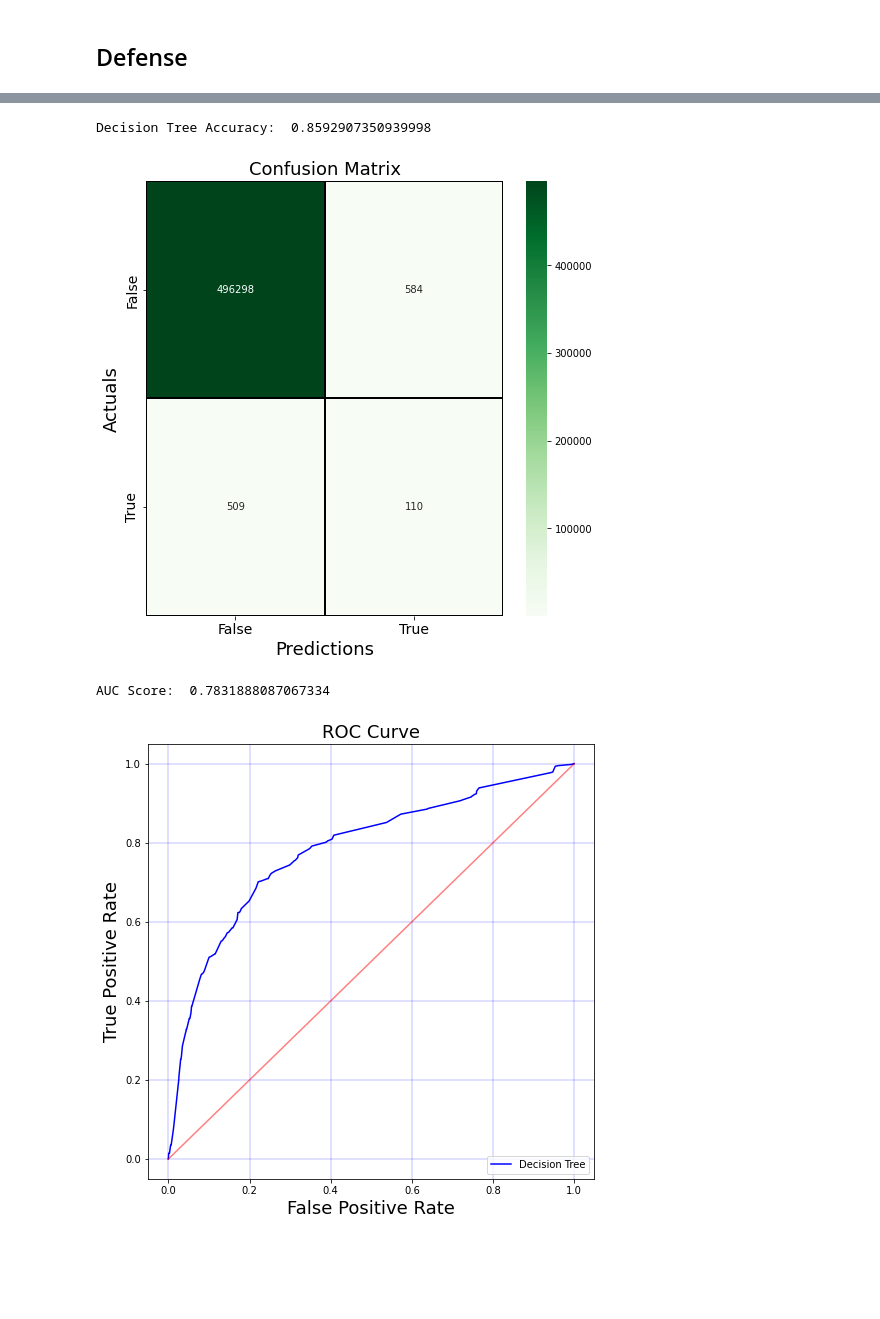
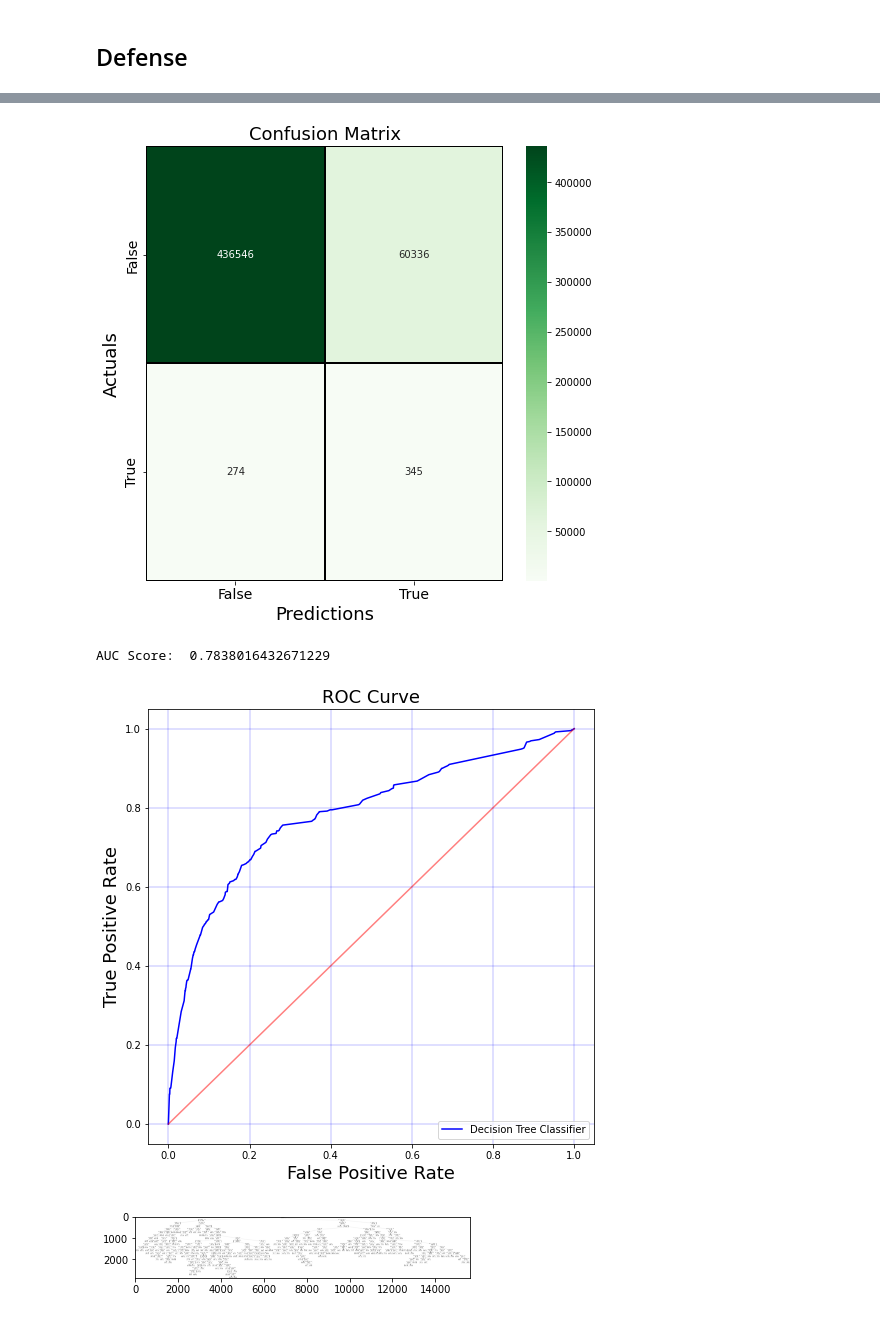
Before and after one commit to SidAkalwadi/CS5804-CC-Fraud, a Jupyter notebook: Games-Intro_to_AI (2.0).ipynb, the cells around one changed output, grey strips where cells are left out. Cells and saved outputs as stored; diff of their text form; code cells hidden in the pictures; blank space fills up the shorter version.

```diff
--- a/Games-Intro_to_AI (2.0).ipynb
+++ b/Games-Intro_to_AI (2.0).ipynb
@@ -134,39 +134,52 @@ logisticRegr.fit(x_tr, y_tr)
 
 logPreds = logisticRegr.predict(x_te)
 print("Logisitic Regression Accuracy: ", metrics.accuracy_score(y_te, logPreds))
 make_confusion_matrix(y_te, logPreds)
 
 make_roc_curve(logisticRegr, "Logistic Regression")
 
 # Judd Random Forest
 forest = RandomForestClassifier(n_estimators=100, random_state=42)
 forest.fit(x_tr, y_tr)
 
 pred = forest.predict(x_te)
 print("Random Forest Accuracy: ", metrics.accuracy_score(y_te, pred))
 make_confusion_matrix(y_te, pred)
 
 make_roc_curve(forest, "Random Forest")
 
+
 #Matt's Decision Tree
-dtree = DecisionTreeClassifier(max_depth = 20, max_leaf_nodes= 100)
+features = ['APPRD_AUTHZN_CNT',	'AVG_DLY_AUTHZN_AMT',	'MRCH_CATG_CD',
+	'POS_ENTRY_MTHD_CD',	'RCURG_AUTHZN_IND',	'DISTANCE_FROM_HOME',
+    'ACCT_CURR_BAL',	'AUTHZN_AMT',	'AUTHZN_OUTSTD_AMT'] #,	'PLSTC_ISU_DUR'
+dtree = DecisionTreeClassifier(max_depth = 20, max_leaf_nodes= 200)
 dtree = dtree.fit(x_tr, y_tr) # Need to figure out which way to limit them.
+data = tree.export_graphviz(dtree, out_file=None, feature_names=features)
 
-DPred = dtree.predict(x_te)
-print("Decision Tree Accuracy: ", metrics.accuracy_score(y_te, DPred))
-make_confusion_matrix(y_te, pred)
+# Getting metrixs
+x_pred = dtree.predict(x_te)
+make_confusion_matrix(y_te, x_pred)
 
-make_roc_curve(dtree, "Decision Tree")
+# Calculating auc-roc
+make_roc_curve(dtree, "Decision Tree Classifier")
+
+# Outputting the tree
+graph = pydotplus.graph_from_dot_data(data)
+graph.write_png('sample-1-25-tree.png')
+img=pltimg.imread('sample-1-25-tree.png')
+imgplot = plt.imshow(img)
+plt.show()
 # %% [output]
 Logisitic Regression Accuracy:  0.7813331028480345
 [figure]
 AUC Score:  0.7467311046679013
 [figure]
 Random Forest Accuracy:  0.9978030194914181
 [figure]
 AUC Score:  0.813903055187204
 [figure]
+[figure, new version]
-Decision Tree Accuracy:  0.8592907350939998
+AUC Score:  0.7838016432671229
-[figure, old version]
-AUC Score:  0.7831888087067334
-[figure, old version]
+[figure, new version]
+[figure, added]
```
Also changed, not shown: 1 other file.
